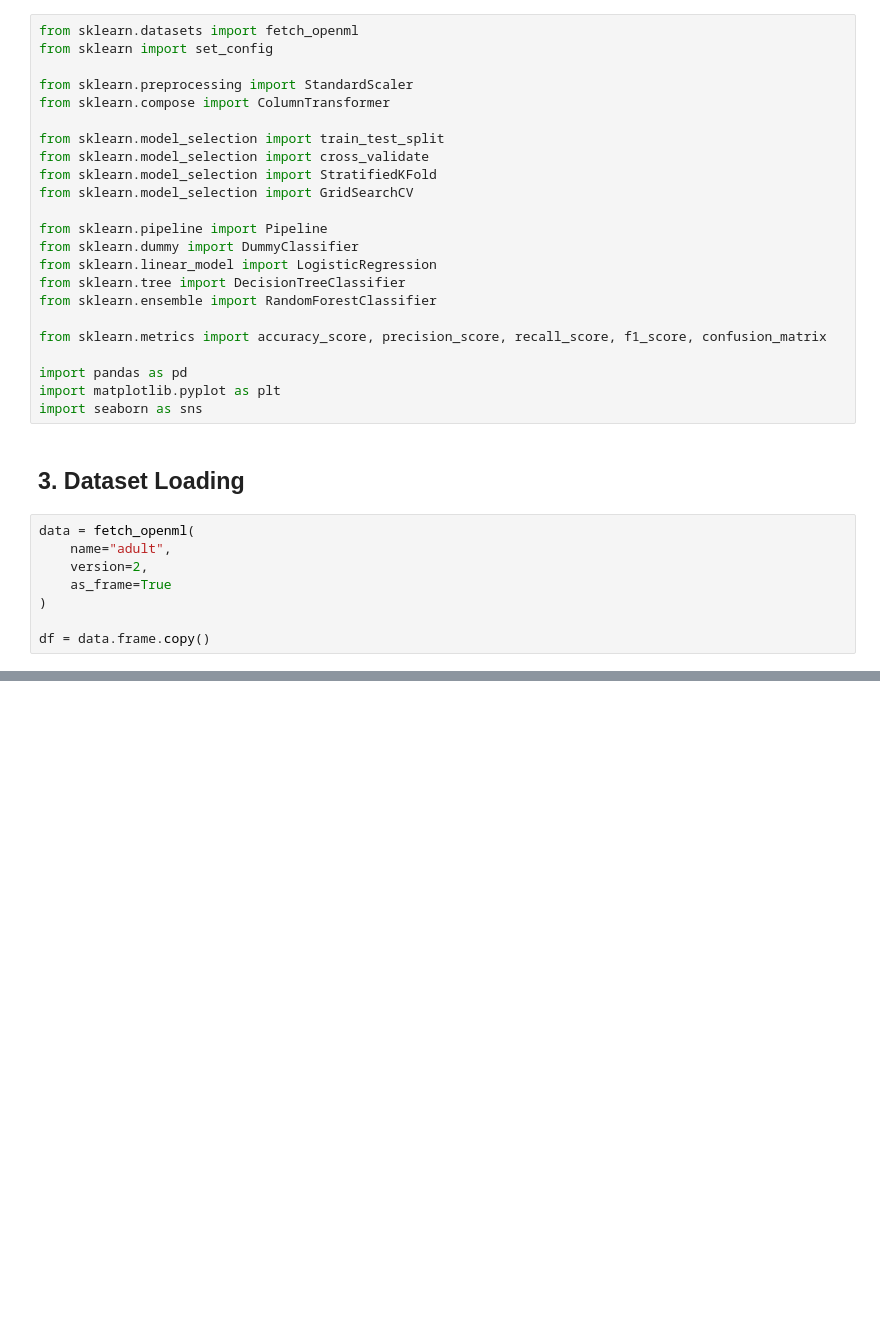
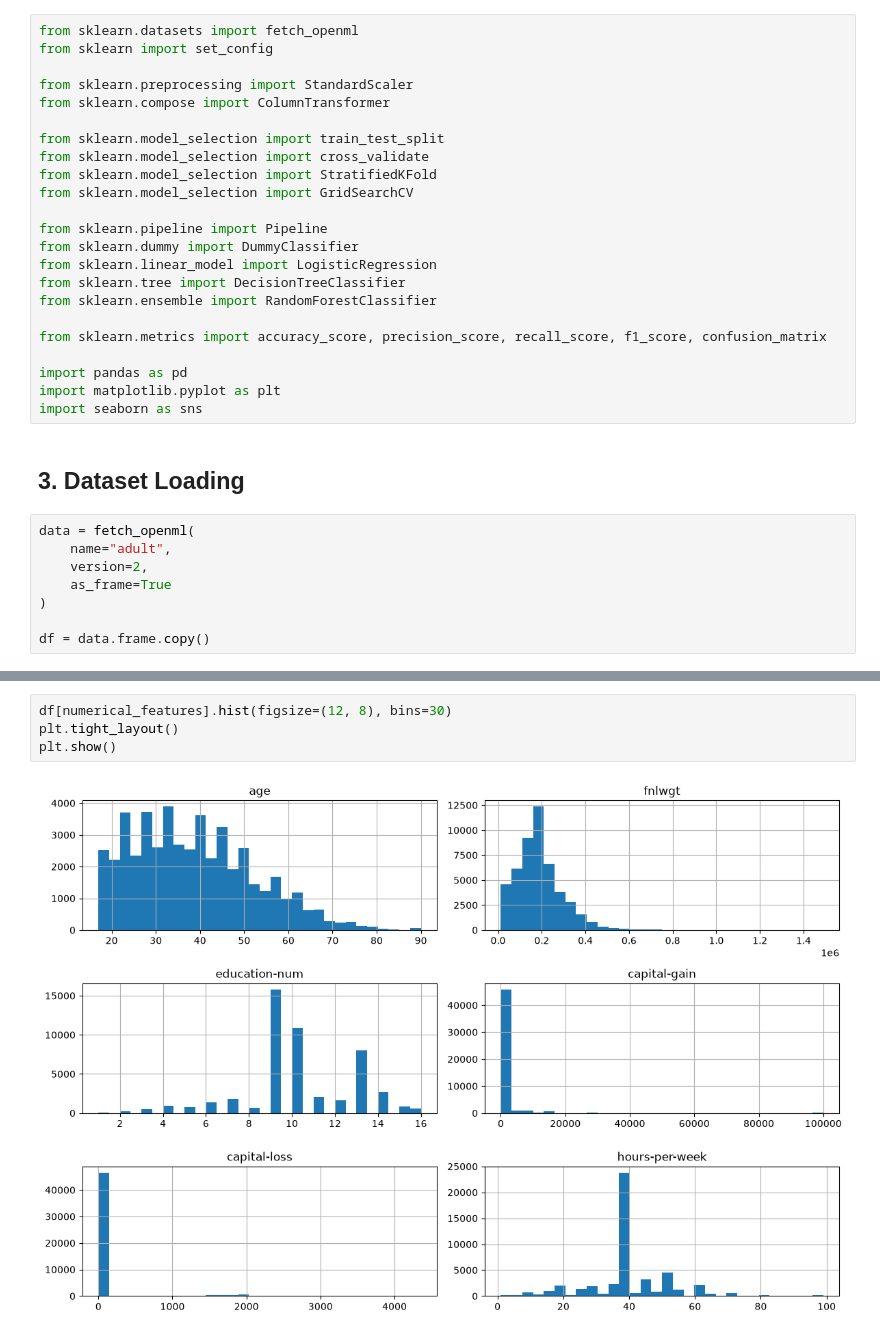
Before and after one commit to SimonYip22/adult-income-ml-classification, a Jupyter notebook: adult_income_workflow.ipynb, the cells around one changed output, grey strips where cells are left out. Saved outputs shown, nothing was run; the diff lists cells and outputs as text; blank space fills up the shorter version.

```diff
--- a/adult_income_workflow.ipynb
+++ b/adult_income_workflow.ipynb
@@ -48,0 +274,6 @@ df = data.frame.copy()
+# %%
+df[numerical_features].hist(figsize=(12, 8), bins=30)
+plt.tight_layout()
+plt.show()
+# %% [output]
+[figure, added]
```
Also changed, not shown: parts of 22 cells of this notebook.
